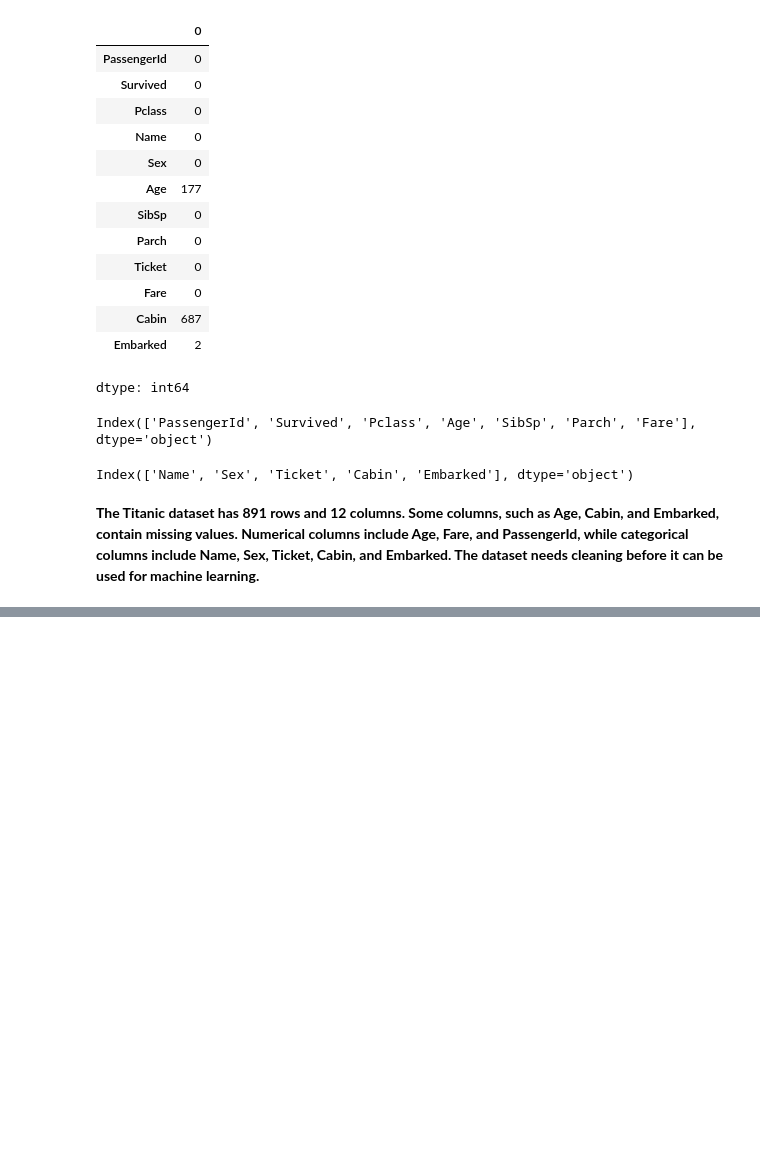
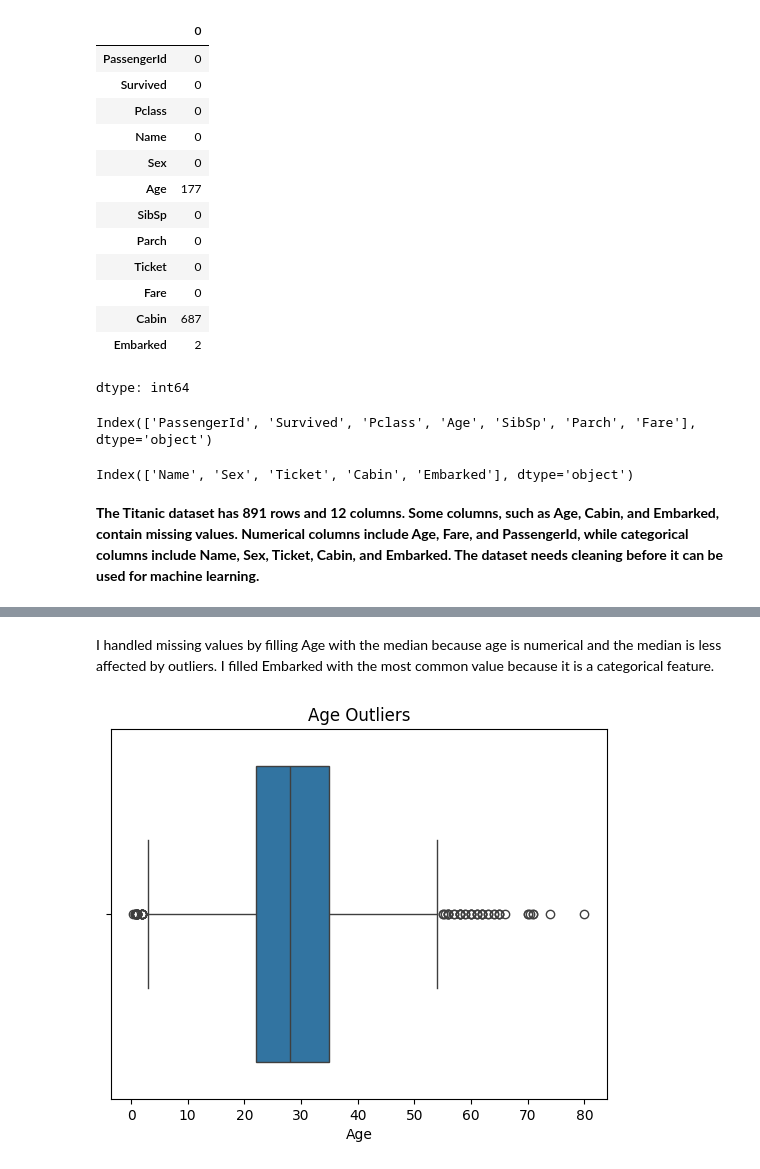
Before and after one commit to AbdullahIdrees291/neurofive-ml-track, a Jupyter notebook: Task_01.ipynb, the cells around one changed output, grey strips where cells are left out. Drawn from its saved outputs; the diff is of its cells as text; code cells hidden in the pictures; blank space fills up the shorter version.

Commit message:
Add Titanic data cleaning and visualization

```diff
--- a/Task_01.ipynb
+++ b/Task_01.ipynb
@@ -79,3 +79,7 @@ df.select_dtypes(include="object").columns
 Index(['Name', 'Sex', 'Ticket', 'Cabin', 'Embarked'], dtype='object')
 # %% [markdown]
 **The Titanic dataset has 891 rows and 12 columns. Some columns, such as Age, Cabin, and Embarked, contain missing values. Numerical columns include Age, Fare, and PassengerId, while categorical columns include Name, Sex, Ticket, Cabin, and Embarked. The dataset needs cleaning before it can be used for machine learning.**
+# %%
+df['Age'].fillna(df['Age'].median(), inplace=True)
+
+df['Embarked'].fillna(df['Embarked'].mode()[0], inplace=True)
@@ -81,0 +99,11 @@ Index(['Name', 'Sex', 'Ticket', 'Cabin', 'Embarked'], dtype='object')
+# %% [markdown]
+I handled missing values by filling Age with the median because age is numerical and the median is less affected by outliers. I filled Embarked with the most common value because it is a categorical feature.
+# %%
+import matplotlib.pyplot as plt
+import seaborn as sns
+
+sns.boxplot(x=df['Age'])
+plt.title("Age Outliers")
+plt.show()
+# %% [output]
+[figure, added]
```
Also changed, not shown: parts of 6 cells of this notebook.
